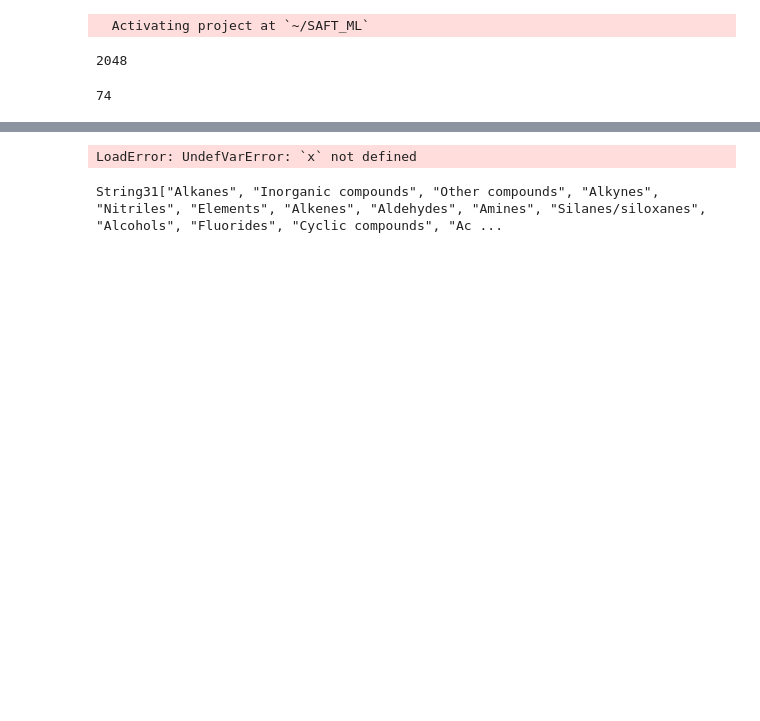
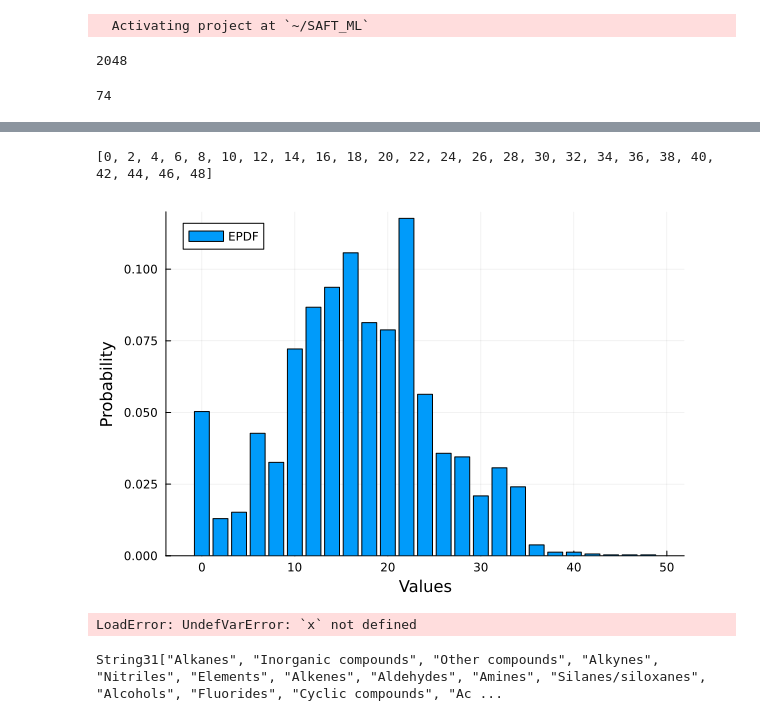
Before and after one commit to lucpaoli/SAFT_ML, a Jupyter notebook: special_thingy_params/fingerprint_augmentation.ipynb, the cells around one changed output, grey strips where cells are left out. Saved outputs shown, nothing was run; the diff lists cells and outputs as text; code cells hidden in the pictures; blank space fills up the shorter version.

```diff
--- a/special_thingy_params/fingerprint_augmentation.ipynb
+++ b/special_thingy_params/fingerprint_augmentation.ipynb
@@ -160,3 +161,20 @@ std_dev_bits_in_common_between_pairs = 8.322071200252553
+# %%
+data_dict = Dict(16 => 334, 20 => 249, 12 => 274, 24 => 178, 28 => 109, 8 => 103, 30 => 66, 22 => 372, 32 => 97, 6 => 135, 0 => 159, 36 => 12, 44 => 1, 14 => 296, 46 => 1, 40 => 4, 48 => 1, 34 => 76, 4 => 48, 2 => 41, 10 => 228, 18 => 257, 26 => 113, 38 => 4, 42 => 2)
+test = sort(collect(keys(data_dict)))
+cumulative_probabilities = cumsum([get(data_dict, v, 0) for v in test]) / sum([get(data_dict, v, 0) for v in test])
+
+total_count = sum(values(data_dict))
+probabilities = [get(data_dict, v, 0) / total_count for v in sort(collect(keys(data_dict)))]
+
+
+print(test)
+# Plot ECDF
+plot(test, cumulative_probabilities, label="ECDF", xlabel="Values", ylabel="Cumulative Probability", legend=:topleft)
+bar(sort(collect(keys(data_dict))), probabilities, label="EPDF", xlabel="Values", ylabel="Probability", legend=:topleft)
+ylims!(0,0.12)
+# %% [output]
+[0, 2, 4, 6, 8, 10, 12, 14, 16, 18, 20, 22, 24, 26, 28, 30, 32, 34, 36, 38, 40, 42, 44, 46, 48]
+[figure, added]
 # %%
 
 # x = []
```
Also changed, not shown: parts of 2 cells of this notebook.
